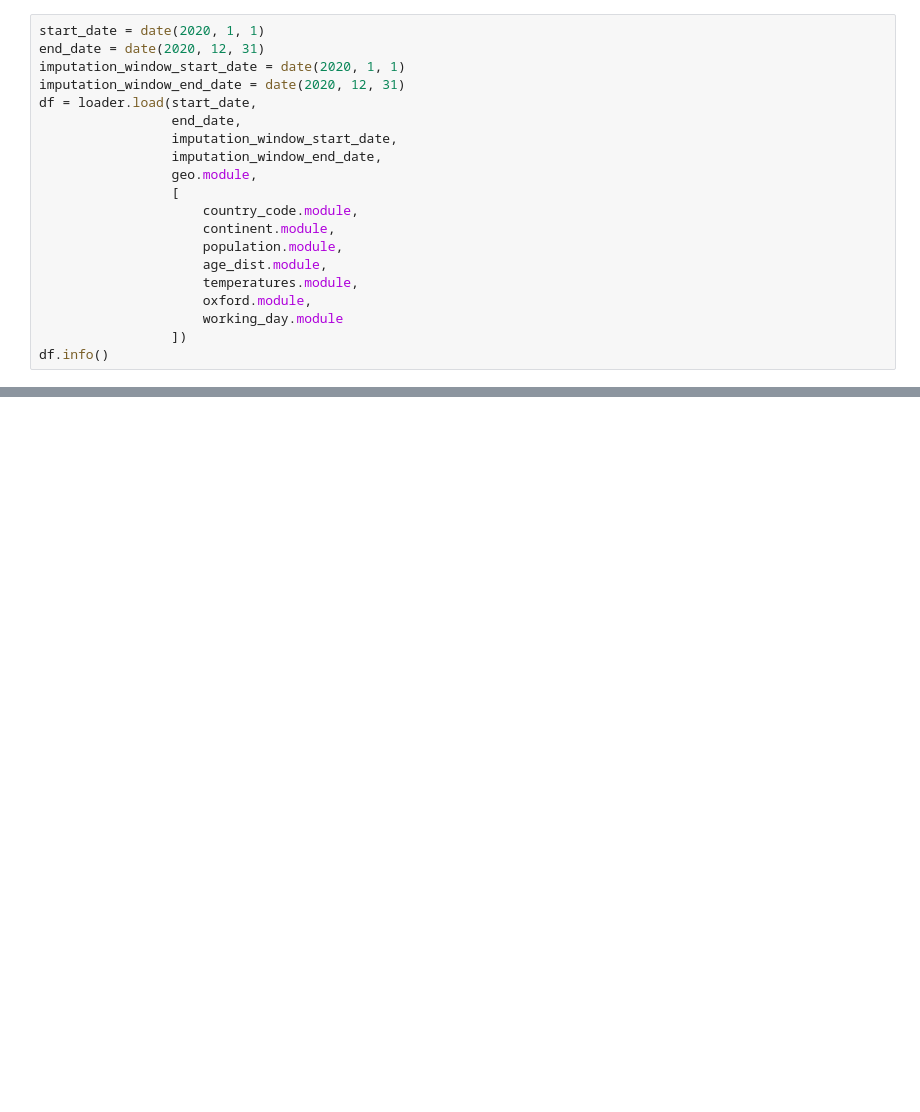
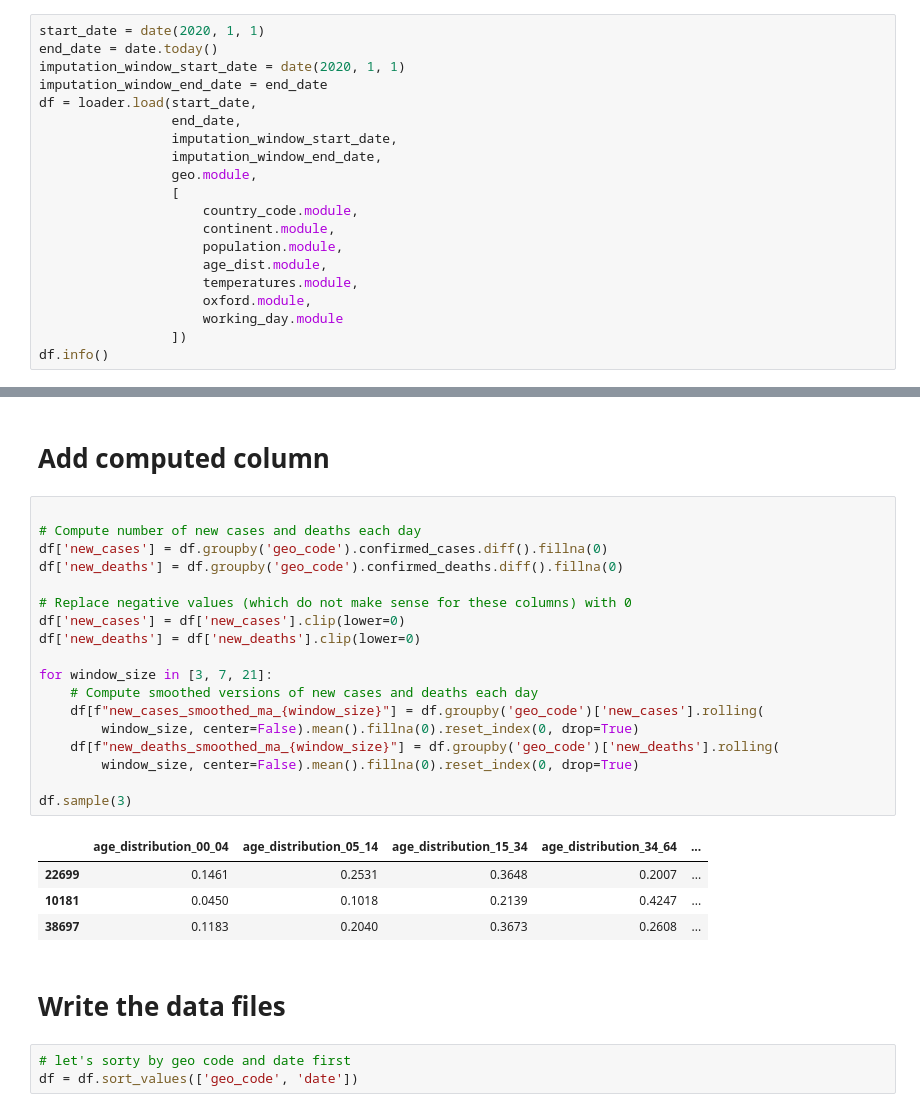
Before and after one commit to rbilleci/pandora-dashboard, a Jupyter notebook: dashboard-load-data.ipynb, the cells around one changed output, grey strips where cells are left out. Drawn from its saved outputs; the diff is of its cells as text; blank space fills up the shorter version.

```diff
--- a/dashboard-load-data.ipynb
+++ b/dashboard-load-data.ipynb
@@ -64,8 +63,8 @@ numba            : 0.48.0
 # %%
 start_date = date(2020, 1, 1)
-end_date = date(2020, 12, 31)
+end_date = date.today()
 imputation_window_start_date = date(2020, 1, 1)
-imputation_window_end_date = date(2020, 12, 31)
+imputation_window_end_date = end_date
 df = loader.load(start_date,
                  end_date,
                  imputation_window_start_date,
@@ -118,0 +118,30 @@ memory usage: 29.7+ MB
+# %% [markdown]
+# Add computed column
+# %%
+
+# Compute number of new cases and deaths each day
+df['new_cases'] = df.groupby('geo_code').confirmed_cases.diff().fillna(0)
+df['new_deaths'] = df.groupby('geo_code').confirmed_deaths.diff().fillna(0)
+
+# Replace negative values (which do not make sense for these columns) with 0
+df['new_cases'] = df['new_cases'].clip(lower=0)
+df['new_deaths'] = df['new_deaths'].clip(lower=0)
+
+for window_size in [3, 7, 21]:
+    # Compute smoothed versions of new cases and deaths each day
+    df[f"new_cases_smoothed_ma_{window_size}"] = df.groupby('geo_code')['new_cases'].rolling(
+        window_size, center=False).mean().fillna(0).reset_index(0, drop=True)
+    df[f"new_deaths_smoothed_ma_{window_size}"] = df.groupby('geo_code')['new_deaths'].rolling(
+        window_size, center=False).mean().fillna(0).reset_index(0, drop=True)
+
+df.sample(3)
+# %% [output]
+|  | age_distribution_00_04 | age_distribution_05_14 | age_distribution_15_34 | age_distribution_34_64 | ... |
+| 22699 | 0.1461 | 0.2531 | 0.3648 | 0.2007 | ... |
+| 10181 | 0.0450 | 0.1018 | 0.2139 | 0.4247 | ... |
+| 38697 | 0.1183 | 0.2040 | 0.3673 | 0.2608 | ... |
+# %% [markdown]
+# Write the data files
+# %%
+# let's sorty by geo code and date first
+df = df.sort_values(['geo_code', 'date'])
```
Also changed, not shown: parts of 15 cells of this notebook, 2 other files.
